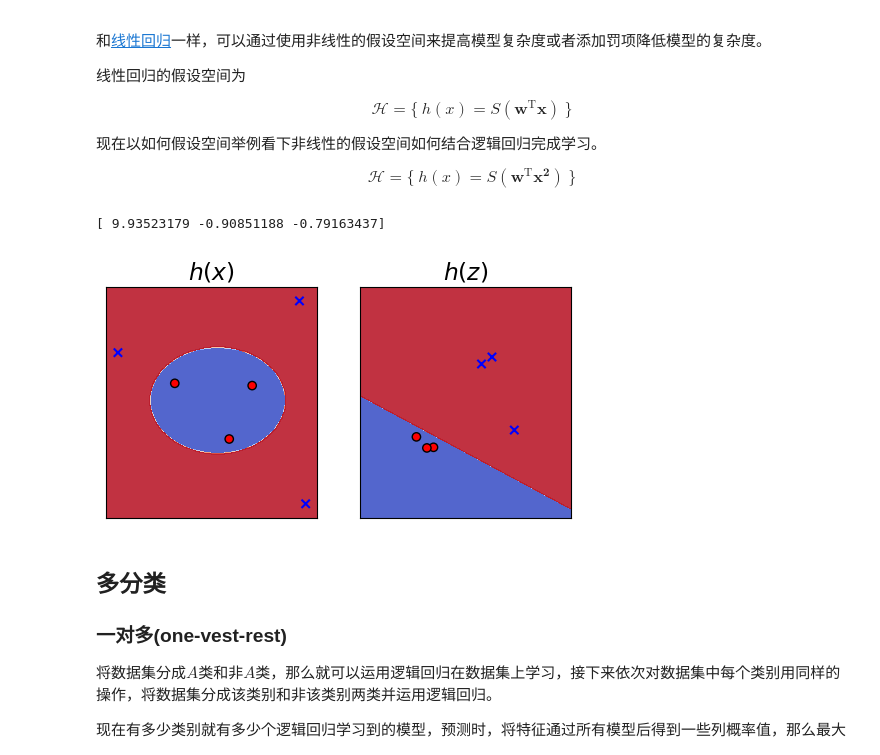
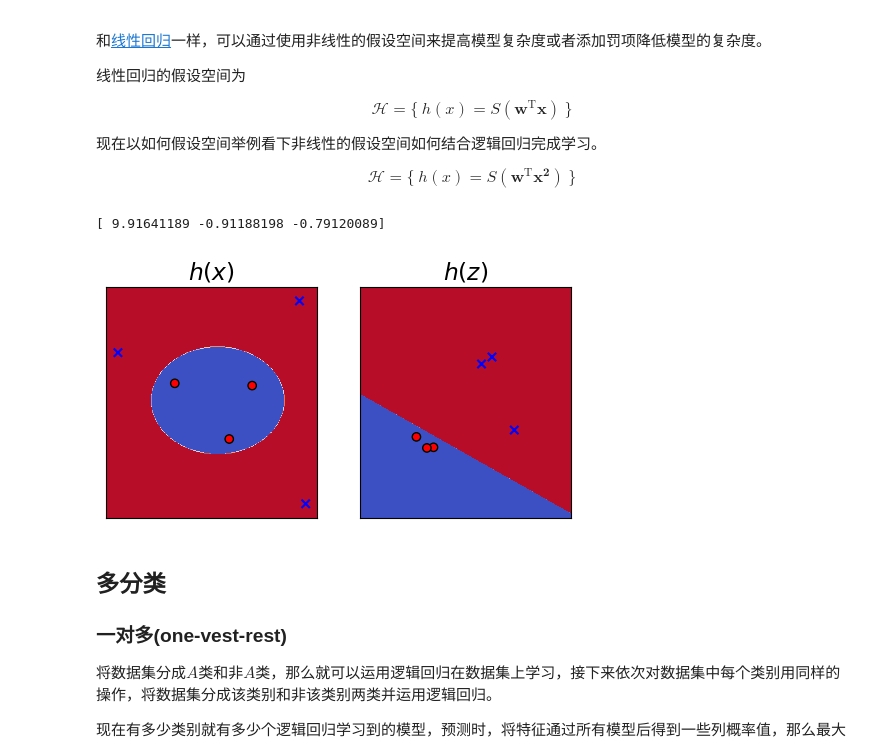
Before and after one commit to hotaery/homework, a Jupyter notebook: lecture/MachineLearning/SupervisedLearning/logistic_regression.ipynb, the cells around one changed output. Drawn from its saved outputs; the diff is of its cells as text; code cells hidden in the pictures.

```diff
--- a/lecture/MachineLearning/SupervisedLearning/logistic_regression.ipynb
+++ b/lecture/MachineLearning/SupervisedLearning/logistic_regression.ipynb
@@ -75,0 +70,11 @@ $$\hat{\boldsymbol{w}}=\operatorname*{argmin}_{\boldsymbol{w}}\hat{R}_D(h)$$
+# %%
+x = np.linspace(-5, 5, 256)
+y = np.log(1 + np.exp(-x))
+fig, ax = plt.subplots(figsize=(10, 3))
+ax.set(xticks=np.arange(-5, 5, 1), yticks=np.arange(0, 5, 1))
+ax.spines["right"].set_color("none")
+ax.spines["top"].set_color("none")
+ax.spines["bottom"].set_position(("data", 0))
+ax.spines["left"].set_position(("axes", 0.5))
+ax.plot(x, y, linewidth=2, color="g")
+plt.show()
@@ -316,37 +332,39 @@ print(w)
 
 markers = ('x', 'o')
 vmin, vmax = min(y), max(y)
 cm = ListedColormap(('blue', 'red'))
 
 def h2(x, w):
     ones = np.ones(x.shape[0]).reshape(-1, 1)
     x = np.hstack((ones, x))
-    return sigmoid((x**2)@w)
+    x = x**2
+    return sigmoid(x@w)
 
 fig, axes = plt.subplots(figsize=(6, 3), ncols=2, nrows=1)
 titles = ("$h(x)$", "$h(z)$")
 limits = (0.5, 10)
 
 for xx, ax, title, hx, limit in zip((X, Z), axes, titles, (h2, h), limits):
     ax.set_title(title)
     ax.set(xticks=[], yticks=[])
     x1_min, x1_max = xx[:, 0].min()-limit, xx[:,0].max()+limit
     x2_min, x2_max = xx[:,1].min()-limit, xx[:,1].max()+limit
     resolution = 0.03
     xx1, xx2 = np.meshgrid(np.arange(x1_min, x1_max, resolution), np.arange(x2_min, x2_max, resolution))
     xxx = np.c_[xx1.ravel(), xx2.ravel()]
     Z = hx(xxx, wk).reshape(xx1.shape)
-    ax.contourf(xx1, xx2, Z, 25,  cmap="coolwarm", vmin=0, vmax=1, alpha=0.9)
+    # print(Z.min(), Z.max())
+    ax.contourf(xx1, xx2, Z, 50, cmap="coolwarm", vmin=0, vmax=1)
     for cl, m in zip(np.unique(y), markers):
         edgecolors = 'k'
         if m == 'x':
             edgecolors = None
         ttt = y == cl
         ax.scatter(x=xx[y==cl, 0], y=xx[y==cl, 1], c=y[y==cl], alpha=1, vmin = vmin,
 			    vmax = vmax, cmap=cm, edgecolors=edgecolors, marker = m)
 # %% [output]
-[ 9.93523179 -0.90851188 -0.79163437]
+[ 9.91641189 -0.91188198 -0.79120089]
-[figure, old version]
+[figure, new version]
 # %% [markdown]
 ## 多分类
 
```
Also changed, not shown: parts of 6 cells of this notebook, 6 other files.
